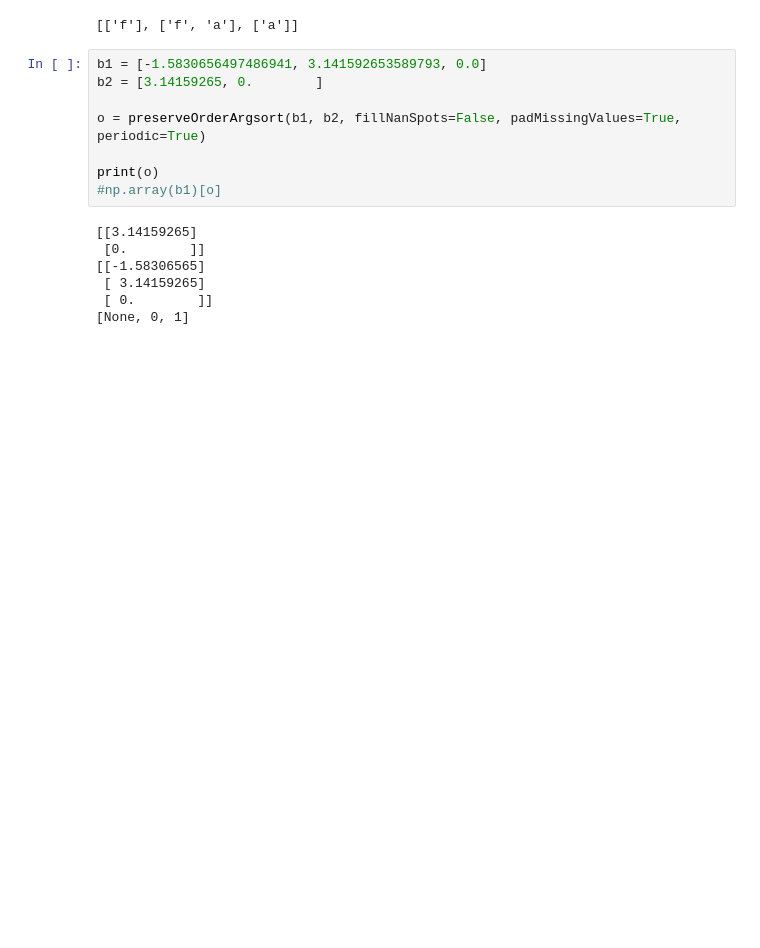
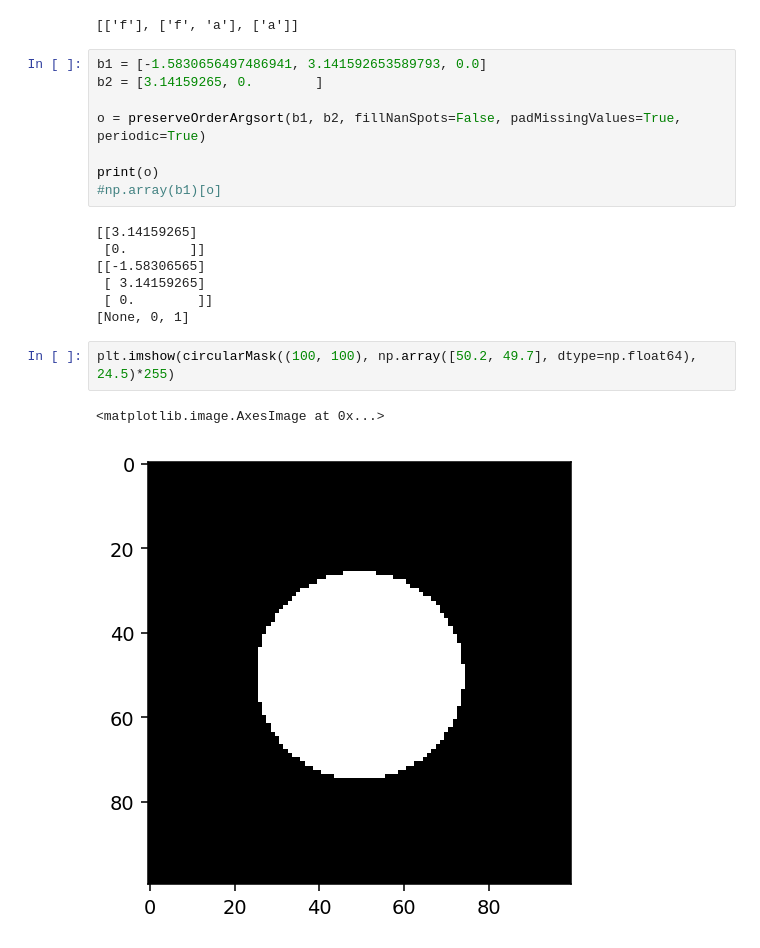
Before and after one commit to Jfeatherstone/pepe, a Jupyter notebook: notebooks/misc_utils_test.ipynb, the cells around one changed output. Drawn from its saved outputs; the diff is of its cells as text; blank space fills up the shorter version.

```diff
--- a/notebooks/misc_utils_test.ipynb
+++ b/notebooks/misc_utils_test.ipynb
@@ -84,3 +84,8 @@ print(o)
  [ 3.14159265]
  [ 0.        ]]
 [None, 0, 1]
+# %%
+plt.imshow(circularMask((100, 100), np.array([50.2, 49.7], dtype=np.float64), 24.5)*255)
+# %% [output]
+<matplotlib.image.AxesImage at 0x...>
+[figure, added]
```
Also changed, not shown: 8 other files.
